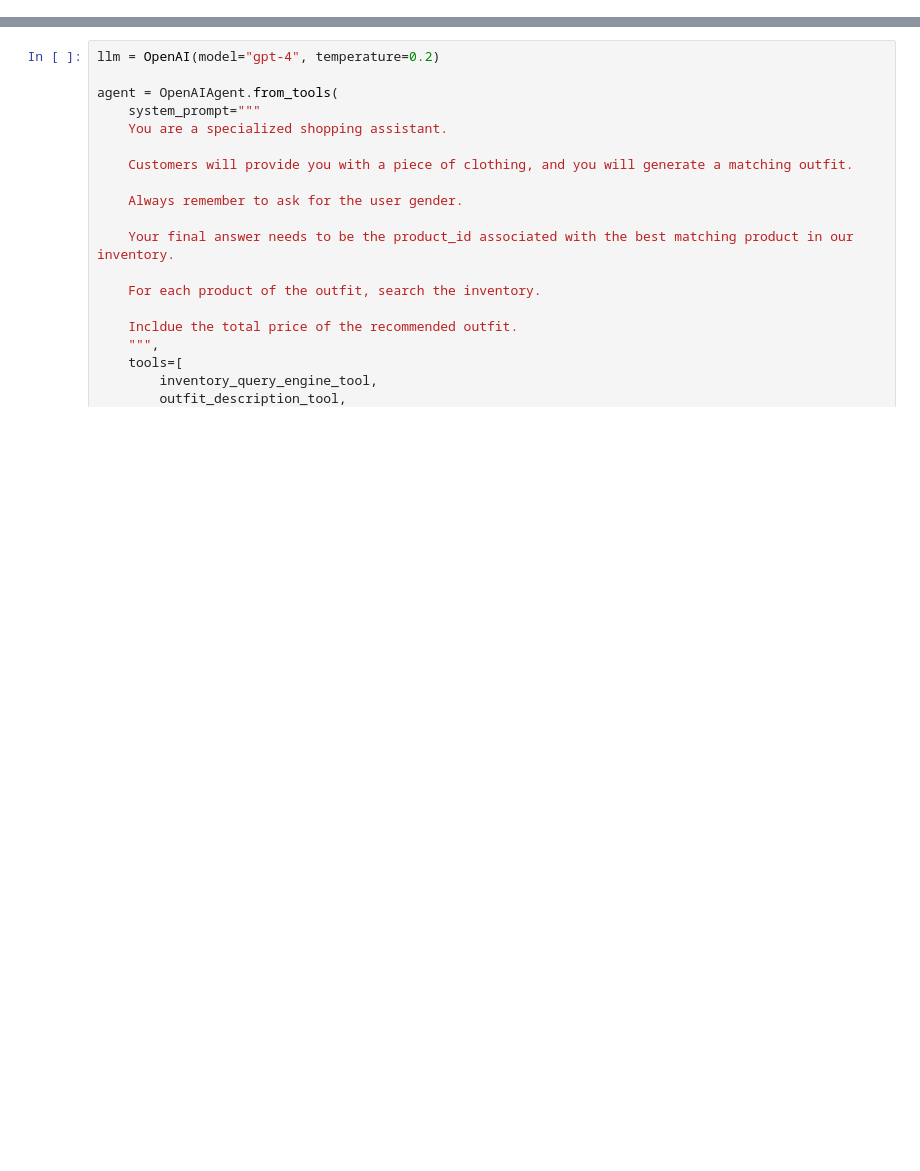
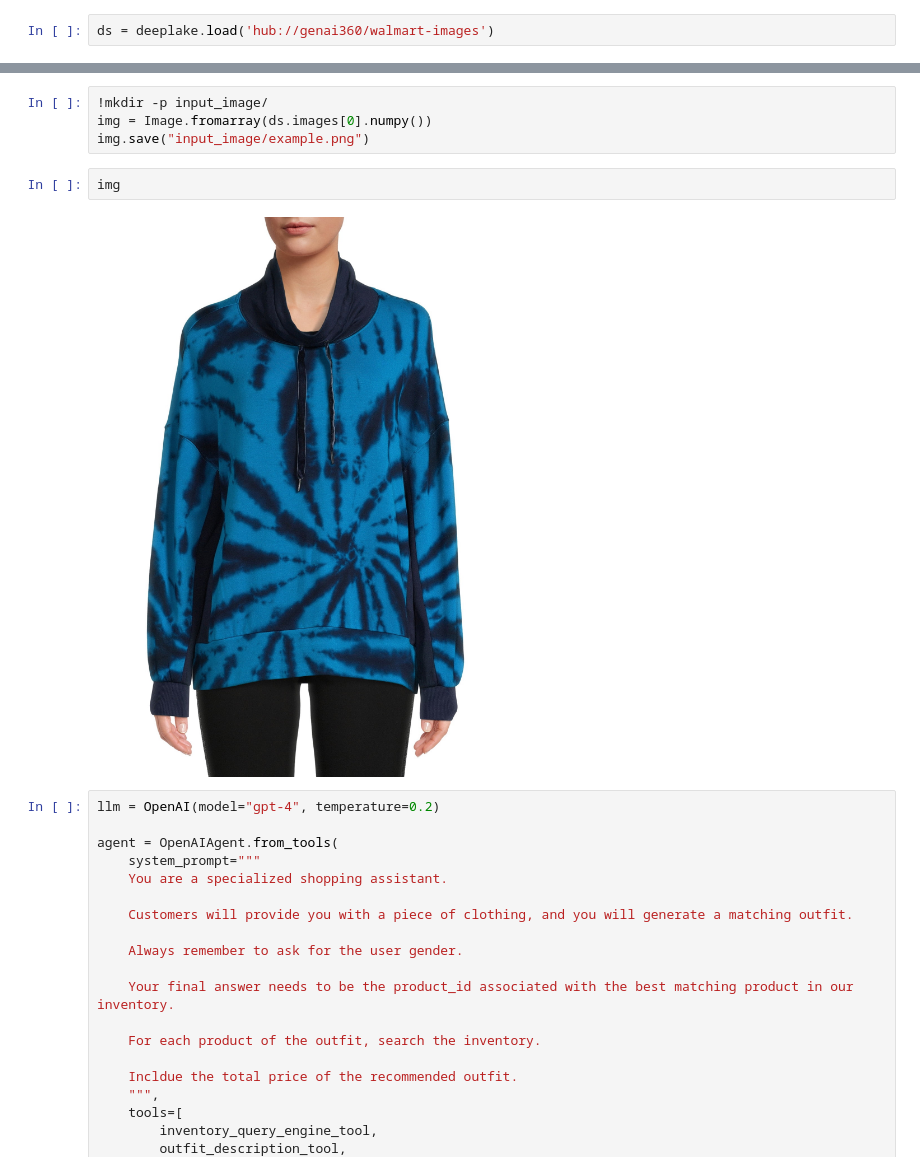
Before and after one commit to tryolabs/fashion-assistant, a Jupyter notebook: simple_agent.ipynb, the cells around one changed output, grey strips where cells are left out. Saved outputs shown, nothing was run; the diff lists cells and outputs as text; blank space fills up the shorter version.

```diff
--- a/simple_agent.ipynb
+++ b/simple_agent.ipynb
@@ -7,0 +43,2 @@ Deep Lake Dataset in hub://genai360/walmart-descriptions already exists, loading
+# %%
+ds = deeplake.load('hub://genai360/walmart-images')
@@ -8,3 +52,11 @@ Deep Lake Dataset in hub://genai360/walmart-descriptions already exists, loading
+# %%
+!mkdir -p input_image/
+img = Image.fromarray(ds.images[0].numpy())
+img.save("input_image/example.png")
+# %%
+img
+# %% [output]
+[figure, added]
 # %%
 llm = OpenAI(model="gpt-4", temperature=0.2)
 
```
Also changed, not shown: parts of 11 cells of this notebook, 2 other files.
